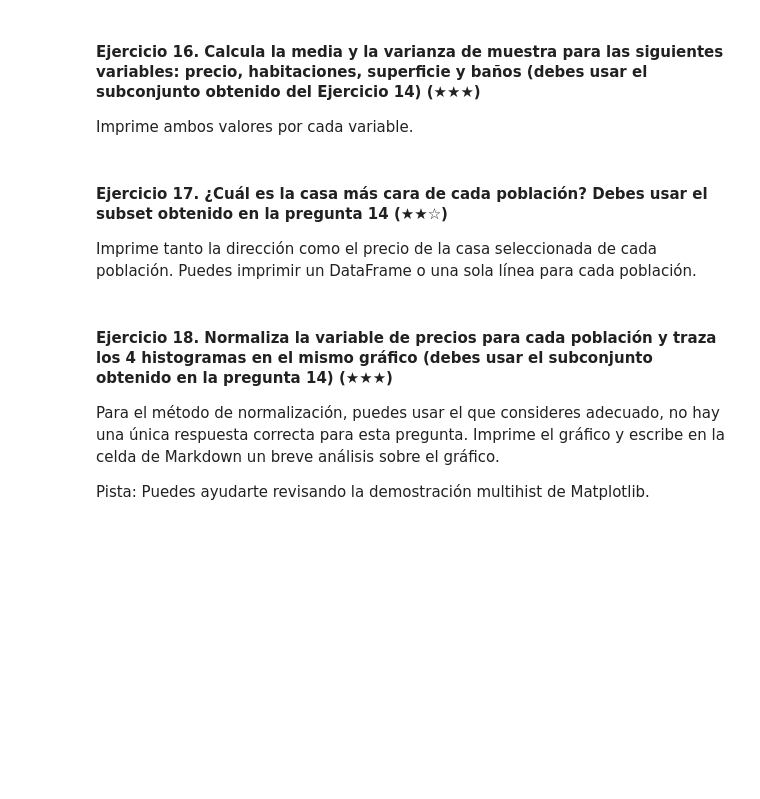
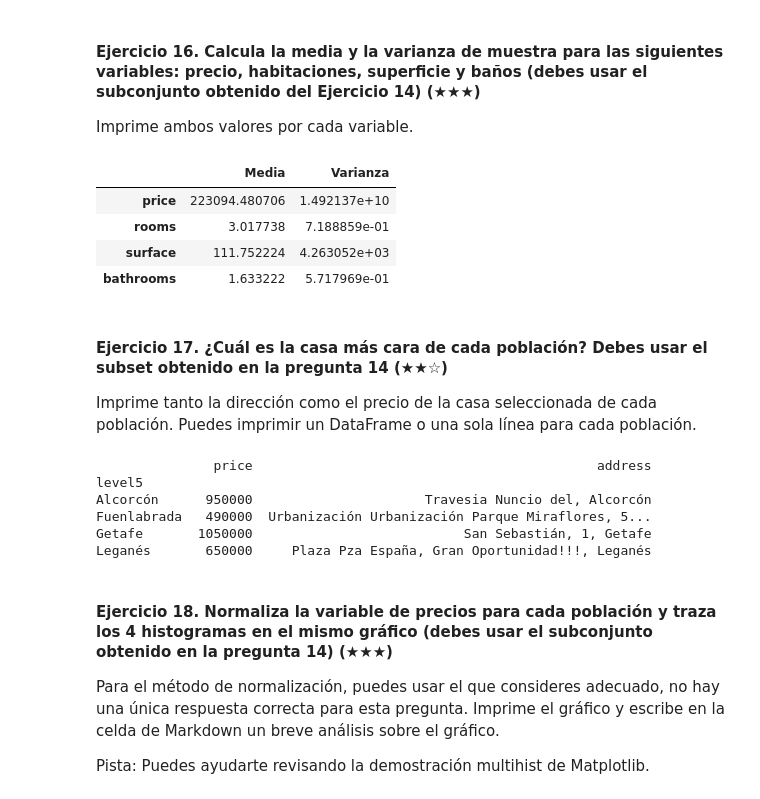
Before and after one commit to diegomacaya/realestate-datacleanup-exercise, a Jupyter notebook: project.es.ipynb, the cells around one changed output. Saved outputs shown, nothing was run; the diff lists cells and outputs as text; code cells hidden in the pictures; blank space fills up the shorter version.

```diff
--- a/project.es.ipynb
+++ b/project.es.ipynb
@@ -278,13 +312,41 @@ Imprima un gráfico de barras de la mediana de precios y escriba en la celda Mar
 
 Imprime ambos valores por cada variable.
 # %%
-# TODO
+variables_cs = ['price','rooms','surface','bathrooms']
+media_cs = cinturon_sur[['price','rooms','surface','bathrooms']].mean()
+var_cs = cinturon_sur[['price','rooms','surface','bathrooms']].var()
+
+ds_medvar_cs = pd.concat([media_cs,var_cs],axis=1)
+ds_medvar_cs.columns = ['Media','Varianza']
+ds_medvar_cs
+# %% [output]
+|  | Media | Varianza |
+| price | 223094.480706 | 1.492137e+10 |
+| rooms | 3.017738 | 7.188859e-01 |
+| surface | 111.752224 | 4.263052e+03 |
+| bathrooms | 1.633222 | 5.717969e-01 |
 # %% [markdown]
 #### Ejercicio 17. ¿Cuál es la casa más cara de cada población? Debes usar el subset obtenido en la pregunta 14 (★★☆)
 
 Imprime tanto la dirección como el precio de la casa seleccionada de cada población. Puedes imprimir un DataFrame o una sola línea para cada población.
 # %%
-# TODO
+#cinturon_sur
+
+max_cs = cinturon_sur.groupby('level5')[['price','address']].max()
+#address_max_cs = cinturon_sur.groupby('level5')['address'].max()
+
+#ds_max_cs = pd.concat([max_cs,address_max_cs],axis=1)
+#ds_max_cs.columns = ['Precio','Dirección']
+#ds_max_cs
+
+print(max_cs)
+# %% [output]
+               price                                            address
+level5
+Alcorcón      950000                      Travesia Nuncio del, Alcorcón
+Fuenlabrada   490000  Urbanización Urbanización Parque Miraflores, 5...
+Getafe       1050000                           San Sebastián, 1, Getafe
+Leganés       650000     Plaza Pza España, Gran Oportunidad!!!, Leganés
 # %% [markdown]
 #### Ejercicio 18. Normaliza la variable de precios para cada población y traza los 4 histogramas en el mismo gráfico (debes usar el subconjunto obtenido en la pregunta 14) (★★★)
 
```
Also changed, not shown: parts of 5 cells of this notebook.
